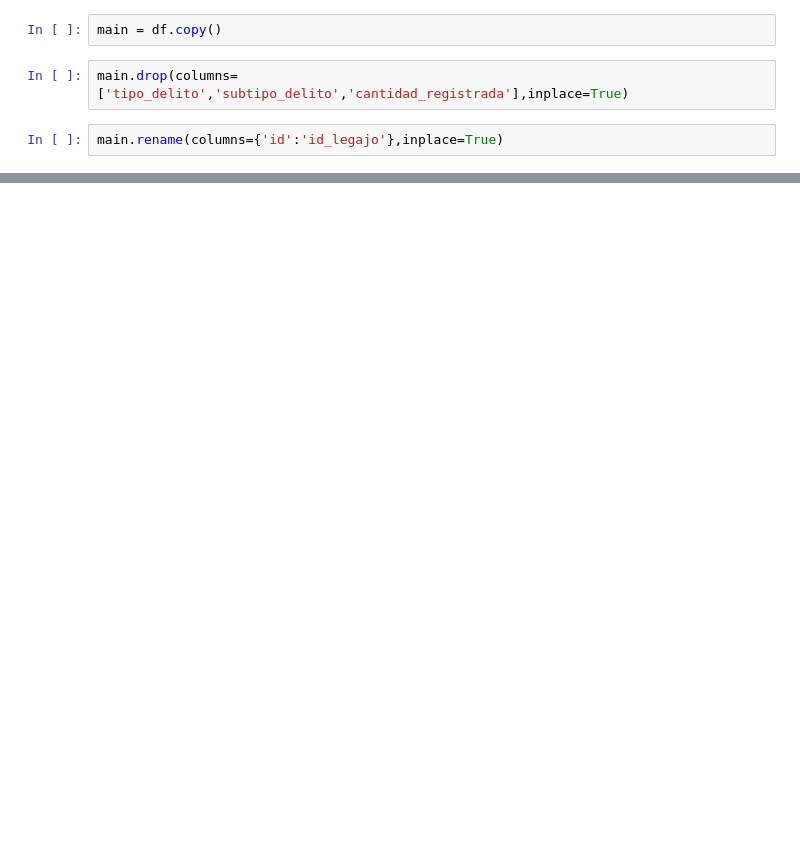
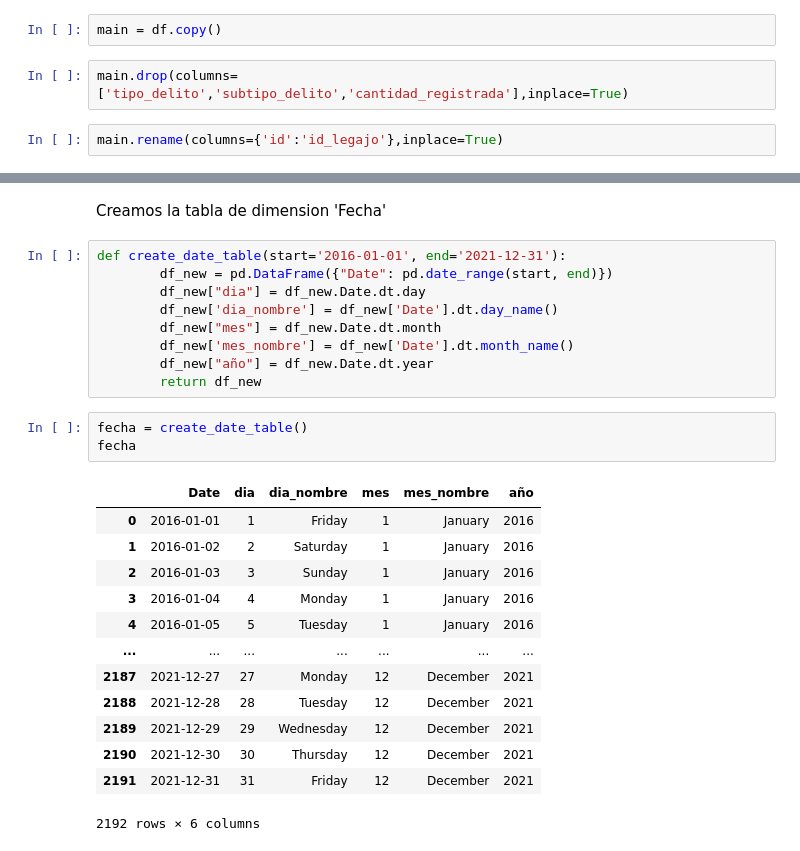
Before and after one commit to NicoBierti/crime_buenos_aires, a Jupyter notebook: data_delitos.ipynb, the cells around one changed output, grey strips where cells are left out. Drawn from its saved outputs; the diff is of its cells as text; blank space fills up the shorter version.

```diff
--- a/data_delitos.ipynb
+++ b/data_delitos.ipynb
@@ -568,0 +625,28 @@ main['año'] = main['año'].astype(str)
+# %% [markdown]
+Creamos la tabla de dimension 'Fecha'
+# %%
+def create_date_table(start='2016-01-01', end='2021-12-31'):
+        df_new = pd.DataFrame({"Date": pd.date_range(start, end)})
+        df_new["dia"] = df_new.Date.dt.day
+        df_new['dia_nombre'] = df_new['Date'].dt.day_name()
+        df_new["mes"] = df_new.Date.dt.month
+        df_new['mes_nombre'] = df_new['Date'].dt.month_name()
+        df_new["año"] = df_new.Date.dt.year
+        return df_new
+# %%
+fecha = create_date_table()
+fecha
+# %% [output]
+|  | Date | dia | dia_nombre | mes | mes_nombre | año |
+| 0 | 2016-01-01 | 1 | Friday | 1 | January | 2016 |
+| 1 | 2016-01-02 | 2 | Saturday | 1 | January | 2016 |
+| 2 | 2016-01-03 | 3 | Sunday | 1 | January | 2016 |
+| 3 | 2016-01-04 | 4 | Monday | 1 | January | 2016 |
+| 4 | 2016-01-05 | 5 | Tuesday | 1 | January | 2016 |
+| ... | ... | ... | ... | ... | ... | ... |
+| 2187 | 2021-12-27 | 27 | Monday | 12 | December | 2021 |
+| 2188 | 2021-12-28 | 28 | Tuesday | 12 | December | 2021 |
+| 2189 | 2021-12-29 | 29 | Wednesday | 12 | December | 2021 |
+| 2190 | 2021-12-30 | 30 | Thursday | 12 | December | 2021 |
+| 2191 | 2021-12-31 | 31 | Friday | 12 | December | 2021 |
+2192 rows × 6 columns
```
Also changed, not shown: parts of 36 cells of this notebook.
